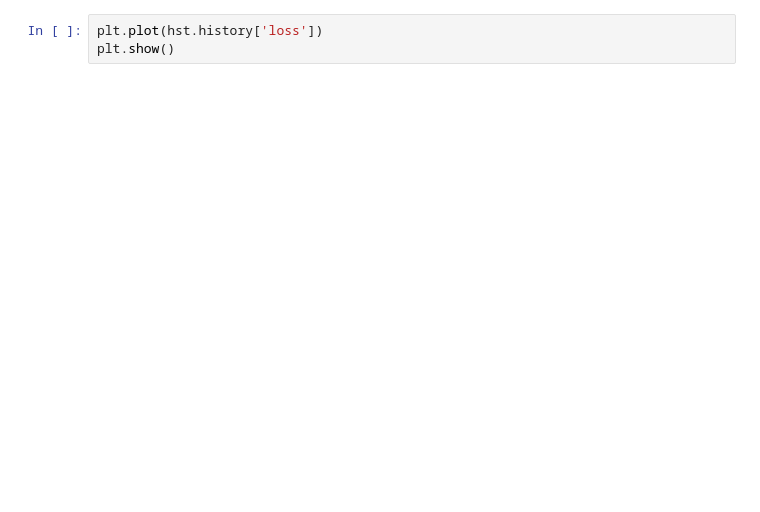
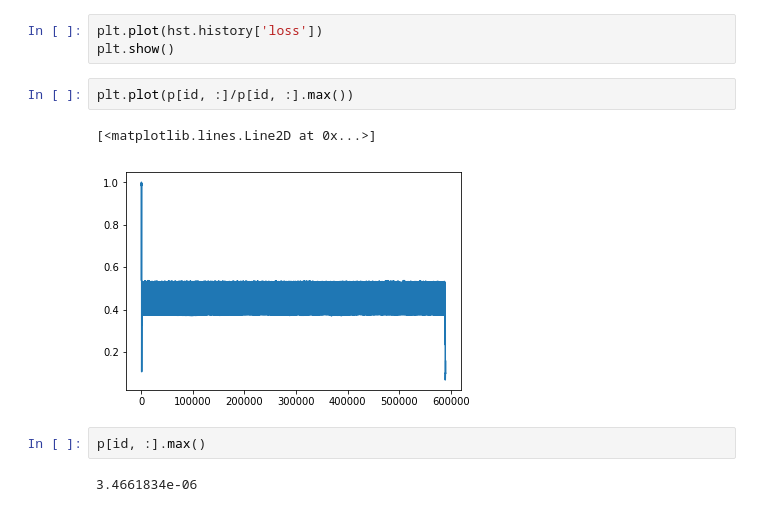
Before and after one commit to Deep-Learning-GAZ/Airbus-Ship-Detection-Challenge, a Jupyter notebook: single_image.ipynb, the cells around one changed output. Saved outputs shown, nothing was run; the diff lists cells and outputs as text; blank space fills up the shorter version.

```diff
--- a/single_image.ipynb
+++ b/single_image.ipynb
@@ -66,3 +61,12 @@ for id in range(n_training_images):
 # %%
 plt.plot(hst.history['loss'])
 plt.show()
+# %%
+plt.plot(p[id, :]/p[id, :].max())
+# %% [output]
+[<matplotlib.lines.Line2D at 0x...>]
+[figure, added]
+# %%
+p[id, :].max()
+# %% [output]
+3.4661834e-06
```
Also changed, not shown: parts of 7 cells of this notebook, 3 other files.
